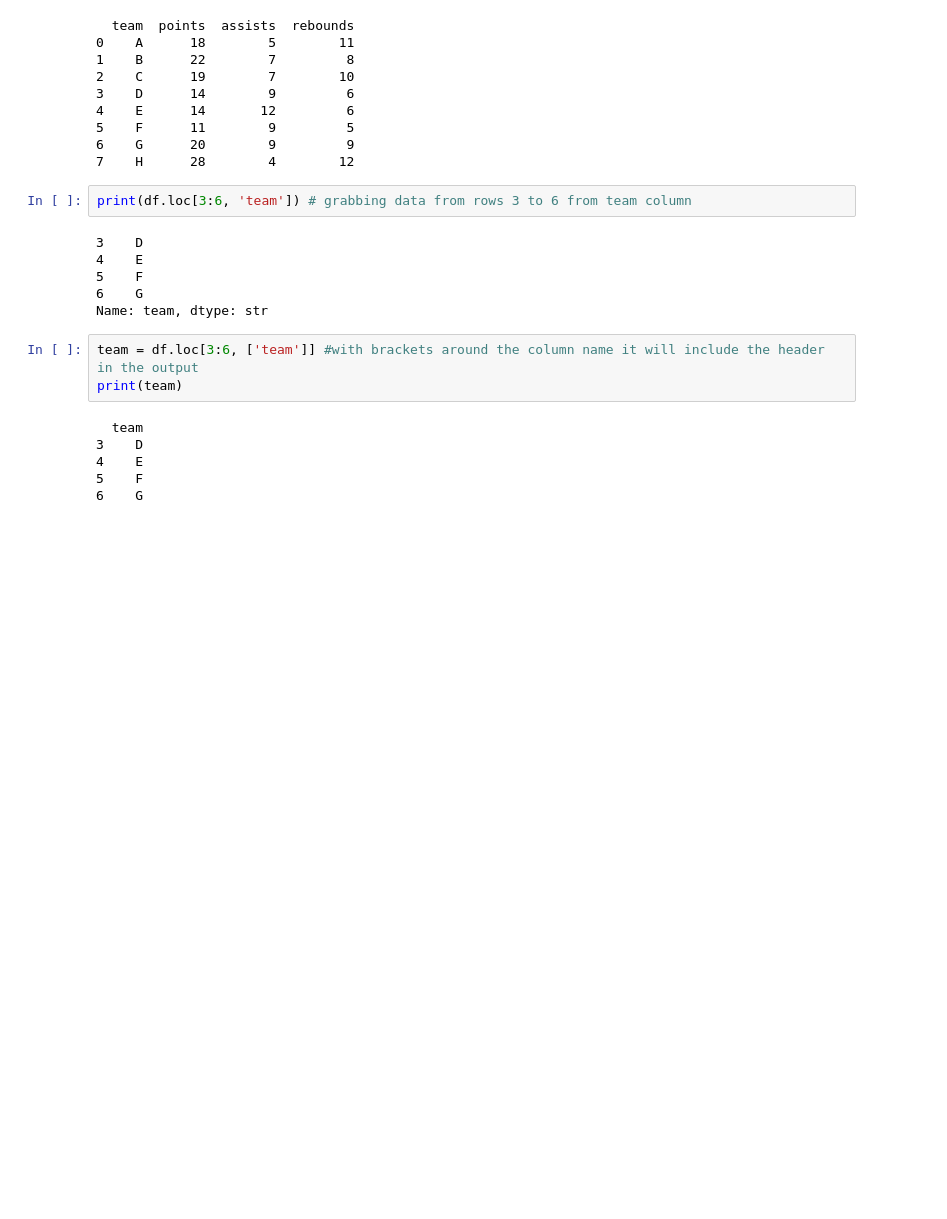
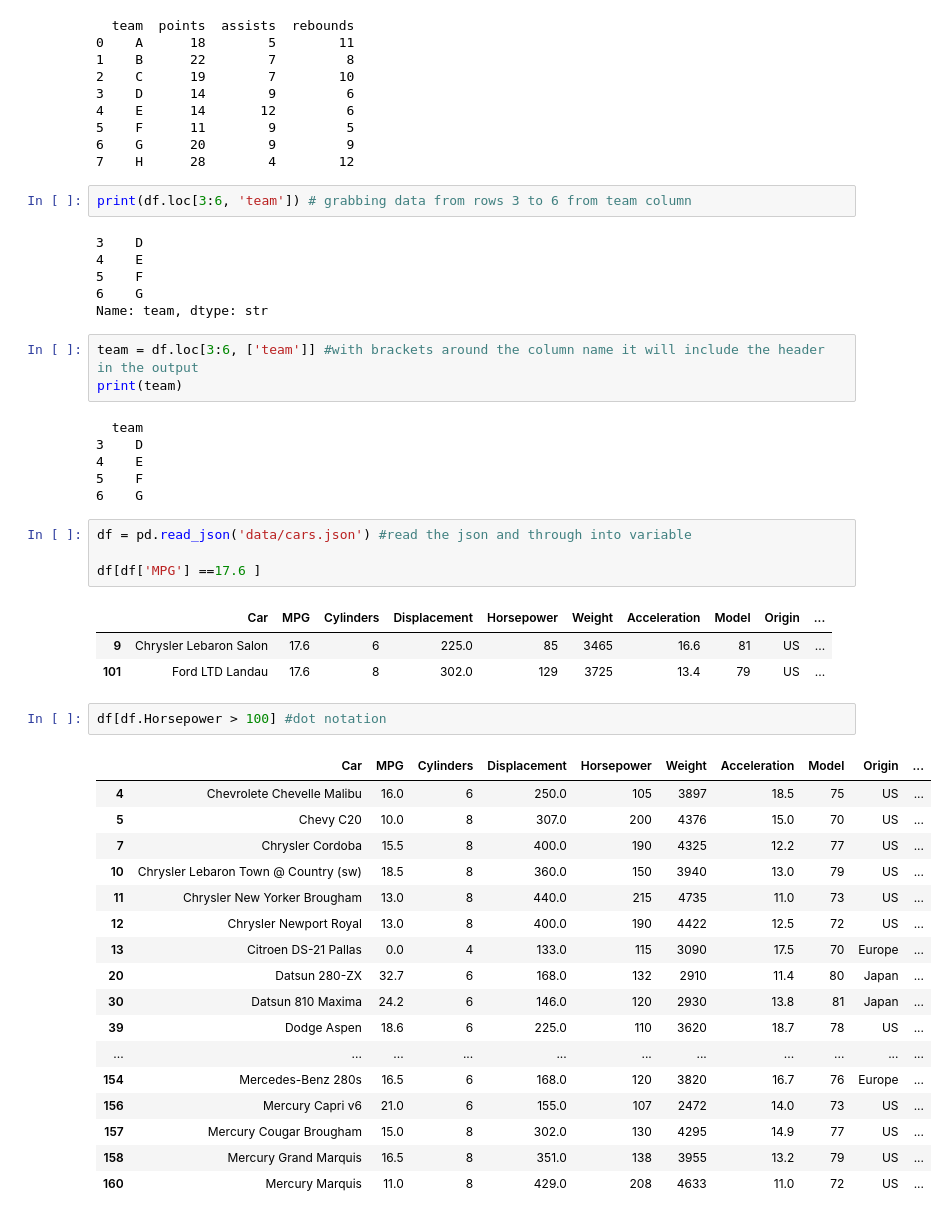
Before and after one commit to courjimen/Pandas-Exercise, a Jupyter notebook: notes.ipynb, the cells around one changed output. Saved outputs shown, nothing was run; the diff lists cells and outputs as text; blank space fills up the shorter version.

Commit message:
filtering sorted data

```diff
--- a/notes.ipynb
+++ b/notes.ipynb
@@ -772,3 +772,31 @@ print(team)
 4    E
 5    F
 6    G
+# %%
+df = pd.read_json('data/cars.json') #read the json and through into variable
+
+df[df['MPG'] ==17.6 ]
+# %% [output]
+|  | Car | MPG | Cylinders | Displacement | Horsepower | Weight | Acceleration | Model | Origin | ... |
+| 9 | Chrysler Lebaron Salon | 17.6 | 6 | 225.0 | 85 | 3465 | 16.6 | 81 | US | ... |
+| 101 | Ford LTD Landau | 17.6 | 8 | 302.0 | 129 | 3725 | 13.4 | 79 | US | ... |
+# %%
+df[df.Horsepower > 100] #dot notation
+# %% [output]
+|  | Car | MPG | Cylinders | Displacement | Horsepower | Weight | Acceleration | Model | Origin | ... |
+| 4 | Chevrolete Chevelle Malibu | 16.0 | 6 | 250.0 | 105 | 3897 | 18.5 | 75 | US | ... |
+| 5 | Chevy C20 | 10.0 | 8 | 307.0 | 200 | 4376 | 15.0 | 70 | US | ... |
+| 7 | Chrysler Cordoba | 15.5 | 8 | 400.0 | 190 | 4325 | 12.2 | 77 | US | ... |
+| 10 | Chrysler Lebaron Town @ Country (sw) | 18.5 | 8 | 360.0 | 150 | 3940 | 13.0 | 79 | US | ... |
+| 11 | Chrysler New Yorker Brougham | 13.0 | 8 | 440.0 | 215 | 4735 | 11.0 | 73 | US | ... |
+| 12 | Chrysler Newport Royal | 13.0 | 8 | 400.0 | 190 | 4422 | 12.5 | 72 | US | ... |
+| 13 | Citroen DS-21 Pallas | 0.0 | 4 | 133.0 | 115 | 3090 | 17.5 | 70 | Europe | ... |
+| 20 | Datsun 280-ZX | 32.7 | 6 | 168.0 | 132 | 2910 | 11.4 | 80 | Japan | ... |
+| 30 | Datsun 810 Maxima | 24.2 | 6 | 146.0 | 120 | 2930 | 13.8 | 81 | Japan | ... |
+| 39 | Dodge Aspen | 18.6 | 6 | 225.0 | 110 | 3620 | 18.7 | 78 | US | ... |
+| ... | ... | ... | ... | ... | ... | ... | ... | ... | ... | ... |
+| 154 | Mercedes-Benz 280s | 16.5 | 6 | 168.0 | 120 | 3820 | 16.7 | 76 | Europe | ... |
+| 156 | Mercury Capri v6 | 21.0 | 6 | 155.0 | 107 | 2472 | 14.0 | 73 | US | ... |
+| 157 | Mercury Cougar Brougham | 15.0 | 8 | 302.0 | 130 | 4295 | 14.9 | 77 | US | ... |
+| 158 | Mercury Grand Marquis | 16.5 | 8 | 351.0 | 138 | 3955 | 13.2 | 79 | US | ... |
+| 160 | Mercury Marquis | 11.0 | 8 | 429.0 | 208 | 4633 | 11.0 | 72 | US | ... |
```
Also changed, not shown: parts of 5 cells of this notebook.
